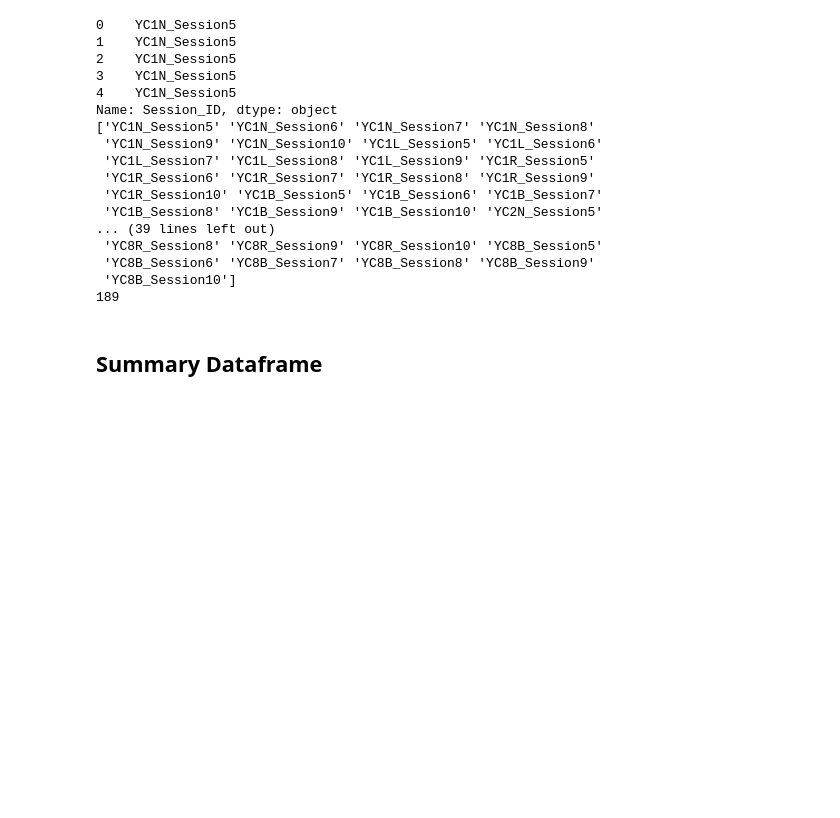
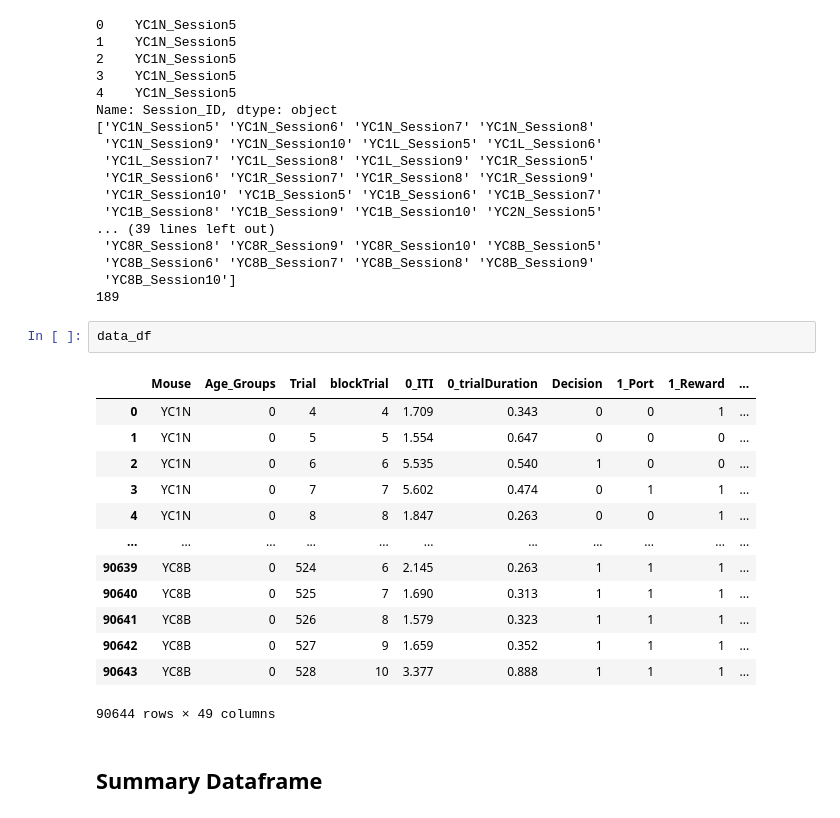
Before and after one commit to carlotoast/DRKM_Mouse_Jun25, a Jupyter notebook: KM_data_bayesian_HBM_080525.ipynb, the cells around one changed output. Drawn from its saved outputs; the diff is of its cells as text; blank space fills up the shorter version.

```diff
--- a/KM_data_bayesian_HBM_080525.ipynb
+++ b/KM_data_bayesian_HBM_080525.ipynb
@@ -80,6 +80,22 @@ Name: Session_ID, dtype: object
  'YC8B_Session6' 'YC8B_Session7' 'YC8B_Session8' 'YC8B_Session9'
  'YC8B_Session10']
 189
+# %%
+data_df
+# %% [output]
+|  | Mouse | Age_Groups | Trial | blockTrial | 0_ITI | 0_trialDuration | Decision | 1_Port | 1_Reward | ... |
+| 0 | YC1N | 0 | 4 | 4 | 1.709 | 0.343 | 0 | 0 | 1 | ... |
+| 1 | YC1N | 0 | 5 | 5 | 1.554 | 0.647 | 0 | 0 | 0 | ... |
+| 2 | YC1N | 0 | 6 | 6 | 5.535 | 0.540 | 1 | 0 | 0 | ... |
+| 3 | YC1N | 0 | 7 | 7 | 5.602 | 0.474 | 0 | 1 | 1 | ... |
+| 4 | YC1N | 0 | 8 | 8 | 1.847 | 0.263 | 0 | 0 | 1 | ... |
+| ... | ... | ... | ... | ... | ... | ... | ... | ... | ... | ... |
+| 90639 | YC8B | 0 | 524 | 6 | 2.145 | 0.263 | 1 | 1 | 1 | ... |
+| 90640 | YC8B | 0 | 525 | 7 | 1.690 | 0.313 | 1 | 1 | 1 | ... |
+| 90641 | YC8B | 0 | 526 | 8 | 1.579 | 0.323 | 1 | 1 | 1 | ... |
+| 90642 | YC8B | 0 | 527 | 9 | 1.659 | 0.352 | 1 | 1 | 1 | ... |
+| 90643 | YC8B | 0 | 528 | 10 | 3.377 | 0.888 | 1 | 1 | 1 | ... |
+90644 rows × 49 columns
 # %% [markdown]
 ## Summary Dataframe ##
 # %%
```
Also changed, not shown: parts of 14 cells of this notebook.
